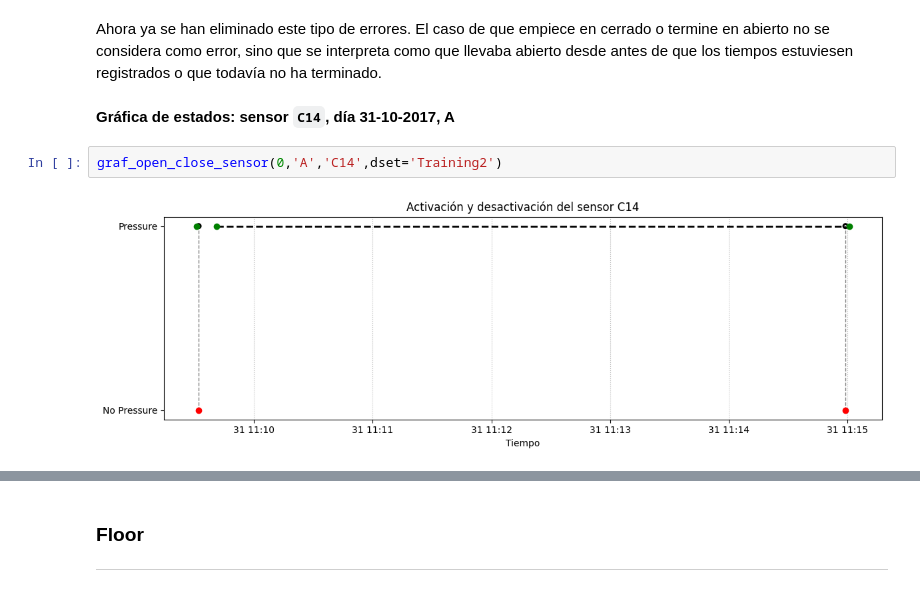
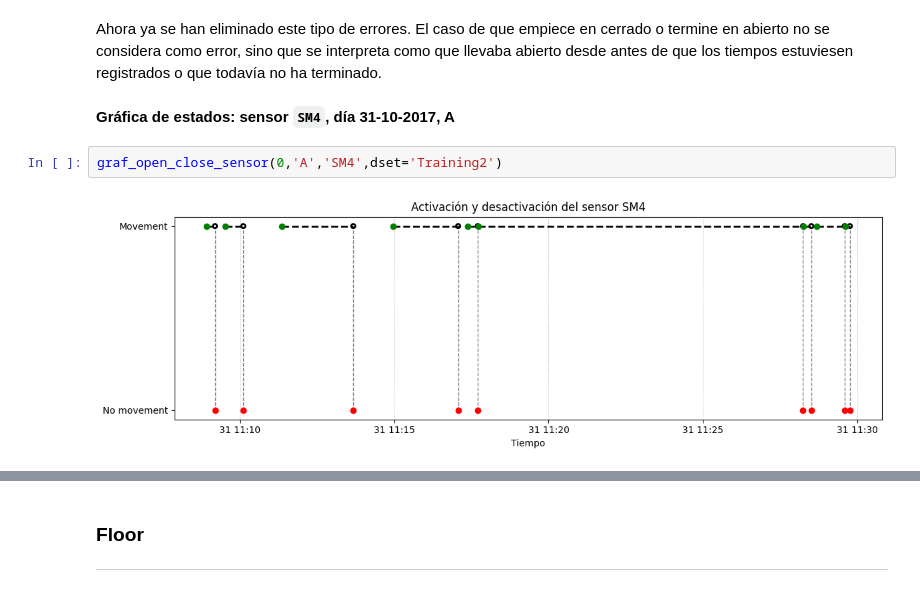
Before and after one commit to Sheila-Fernandez-Martin/TFG, a Jupyter notebook: Notebooks/01_analisis_limpieza.ipynb, the cells around one changed output, grey strips where cells are left out. Drawn from its saved outputs; the diff is of its cells as text.

```diff
--- a/Notebooks/01_analisis_limpieza.ipynb
+++ b/Notebooks/01_analisis_limpieza.ipynb
@@ -970,8 +1224,8 @@ C: No hay errores
 # %% [markdown]
 Ahora ya se han eliminado este tipo de errores. El caso de que empiece en cerrado o termine en abierto no se considera como error, sino que se interpreta como que llevaba abierto desde antes de que los tiempos estuviesen registrados o que todavía no ha terminado.
 # %% [markdown]
-**Gráfica de estados: sensor `C14`, día 31-10-2017, A**
+**Gráfica de estados: sensor `SM4`, día 31-10-2017, A**
 # %%
-graf_open_close_sensor(0,'A','C14',dset='Training2')
+graf_open_close_sensor(0,'A','SM4',dset='Training2')
 # %% [output]
-[figure, old version]
+[figure, new version]
```
Also changed, not shown: parts of 17 cells of this notebook, 28 other files.
